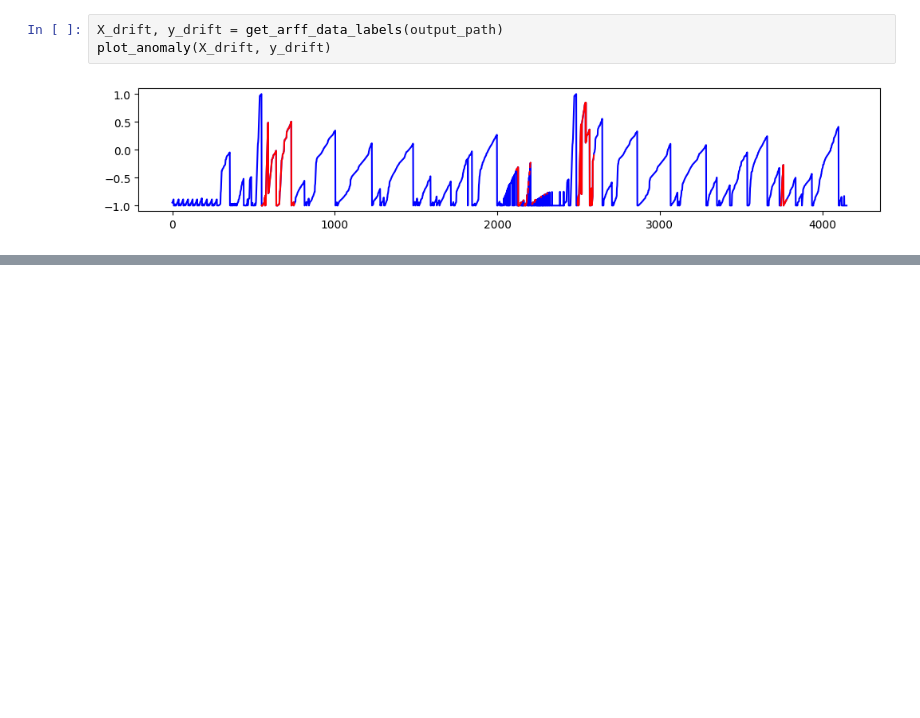
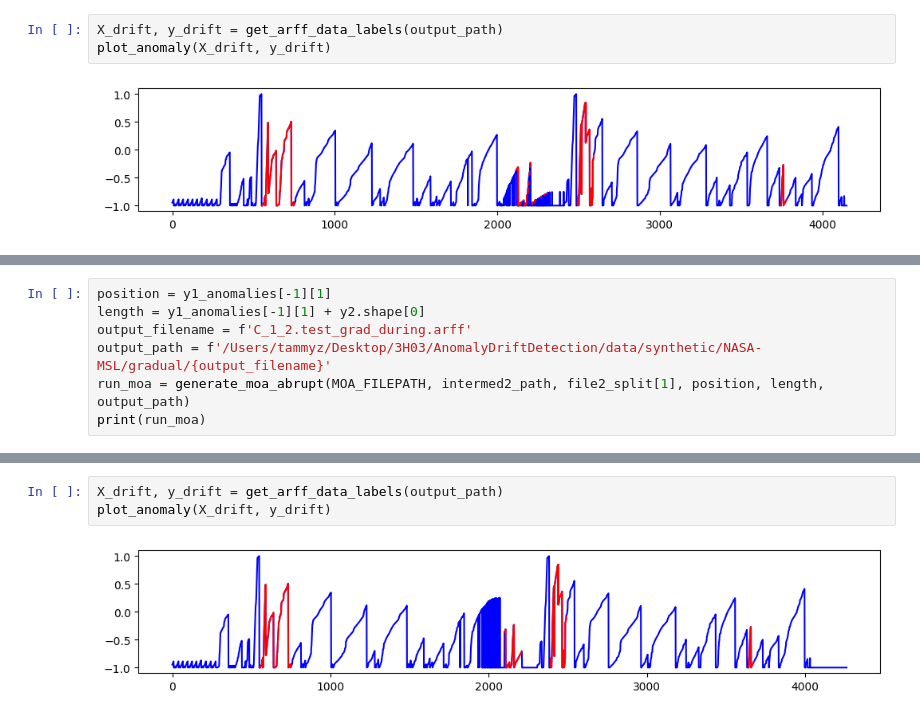
Before and after one commit to mac-dsl/AnomalyDriftDetection, a Jupyter notebook: moa_drift_generation.ipynb, the cells around one changed output, grey strips where cells are left out. Drawn from its saved outputs; the diff is of its cells as text; blank space fills up the shorter version.

Commit message:
Add generated drift data for during anomaly (NASA-MSL)

```diff
--- a/moa_drift_generation.ipynb
+++ b/moa_drift_generation.ipynb
@@ -143,0 +202,7 @@ plot_anomaly(X_drift, y_drift)
+# %%
+position = y1_anomalies[-1][1]
+length = y1_anomalies[-1][1] + y2.shape[0]
+output_filename = f'C_1_2.test_grad_during.arff'
+output_path = f'/Users/tammyz/Desktop/3H03/AnomalyDriftDetection/data/synthetic/NASA-MSL/gradual/{output_filename}'
+run_moa = generate_moa_abrupt(MOA_FILEPATH, intermed2_path, file2_split[1], position, length, output_path)
+print(run_moa)
@@ -143,0 +223,5 @@ plot_anomaly(X_drift, y_drift)
+# %%
+X_drift, y_drift = get_arff_data_labels(output_path)
+plot_anomaly(X_drift, y_drift)
+# %% [output]
+[figure, added]
```
Also changed, not shown: parts of 14 cells of this notebook, 2 other files.
